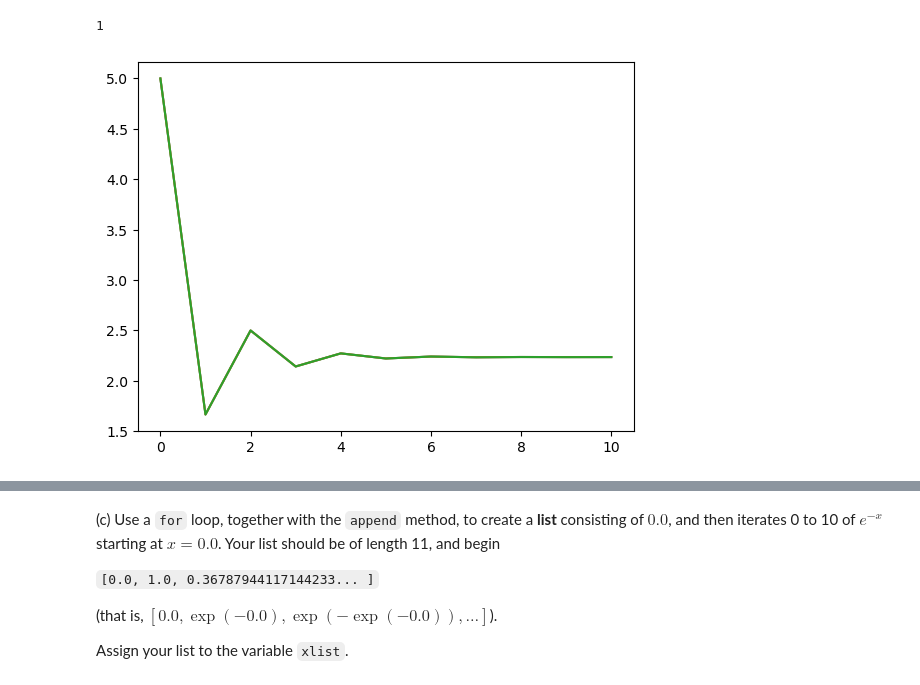
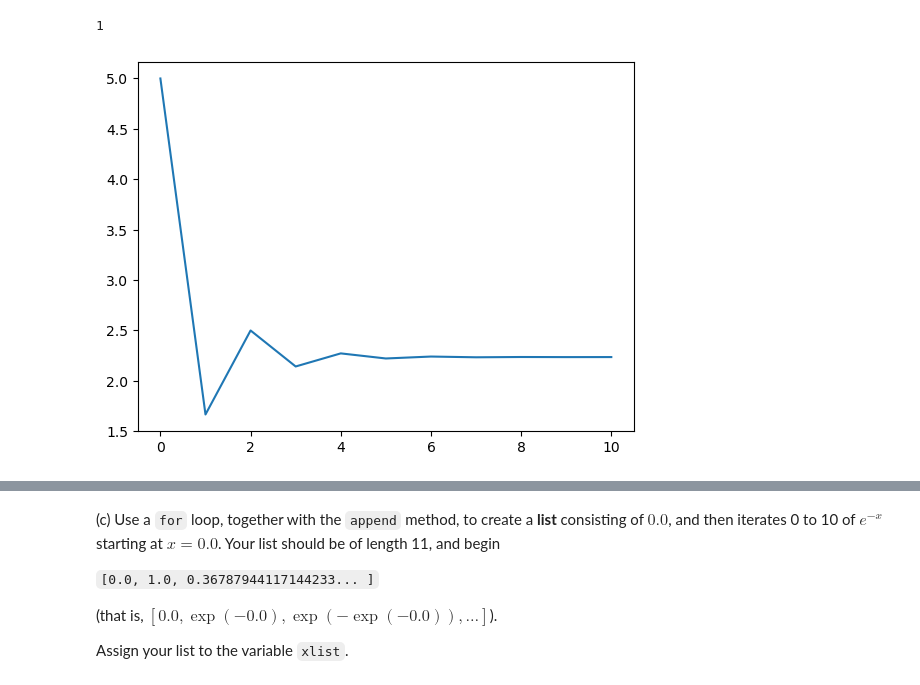
Before and after one commit to Imperial-MATH40006/term1-week7-TPAN13, a Jupyter notebook: term1week7.ipynb, the cells around one changed output, grey strips where cells are left out. Saved outputs shown, nothing was run; the diff lists cells and outputs as text; code cells hidden in the pictures.

```diff
--- a/term1week7.ipynb
+++ b/term1week7.ipynb
@@ -291,14 +293,14 @@ Question 2(b) is correct!!
 1
 # %%
 # plot
+%matplotlib inline
+import matplotlib.pyplot as plt
 fig, ax = plt.subplots()
-plt.plot(range(11), sequence2b)
-plt.plot(range(11), sequence2b)
 plt.plot(range(11), sequence2b)
 plt.show()
 # YOUR CODE HERE
 # %% [output]
-[figure, old version]
+[figure, new version]
 # %%
 # 1 Mark
 _globals = globals()
```
Also changed, not shown: parts of 4 cells of this notebook.
